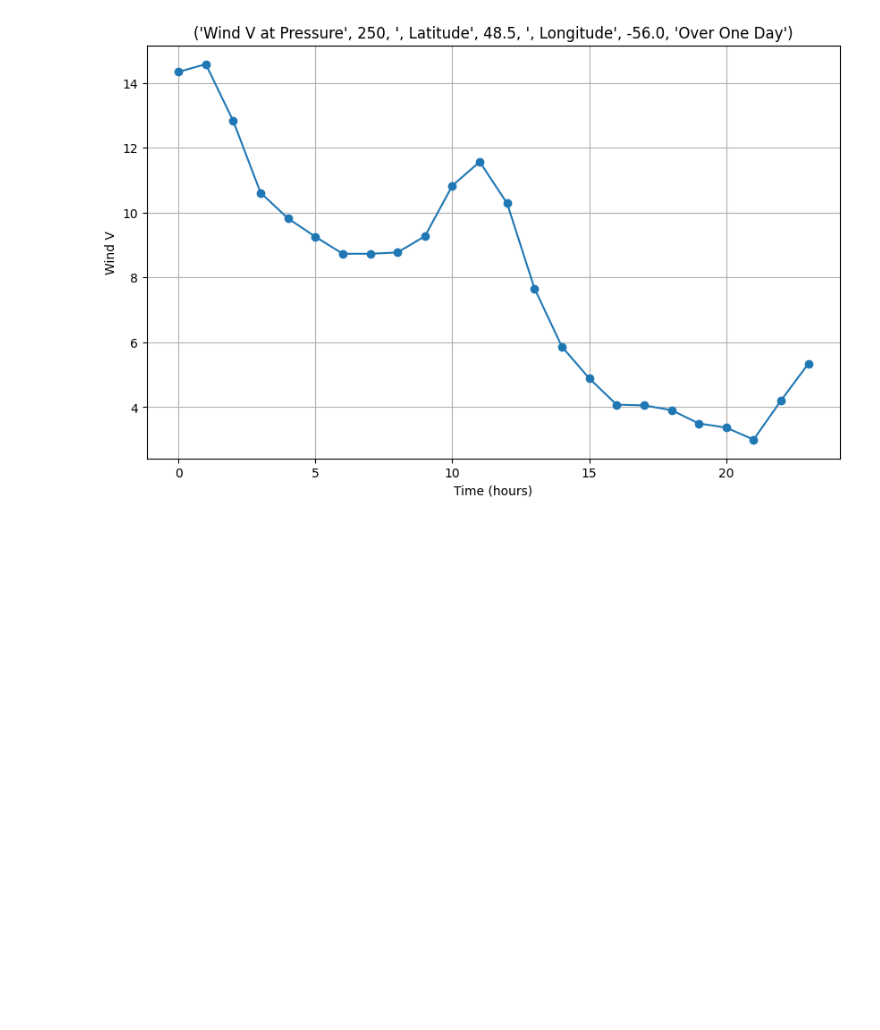
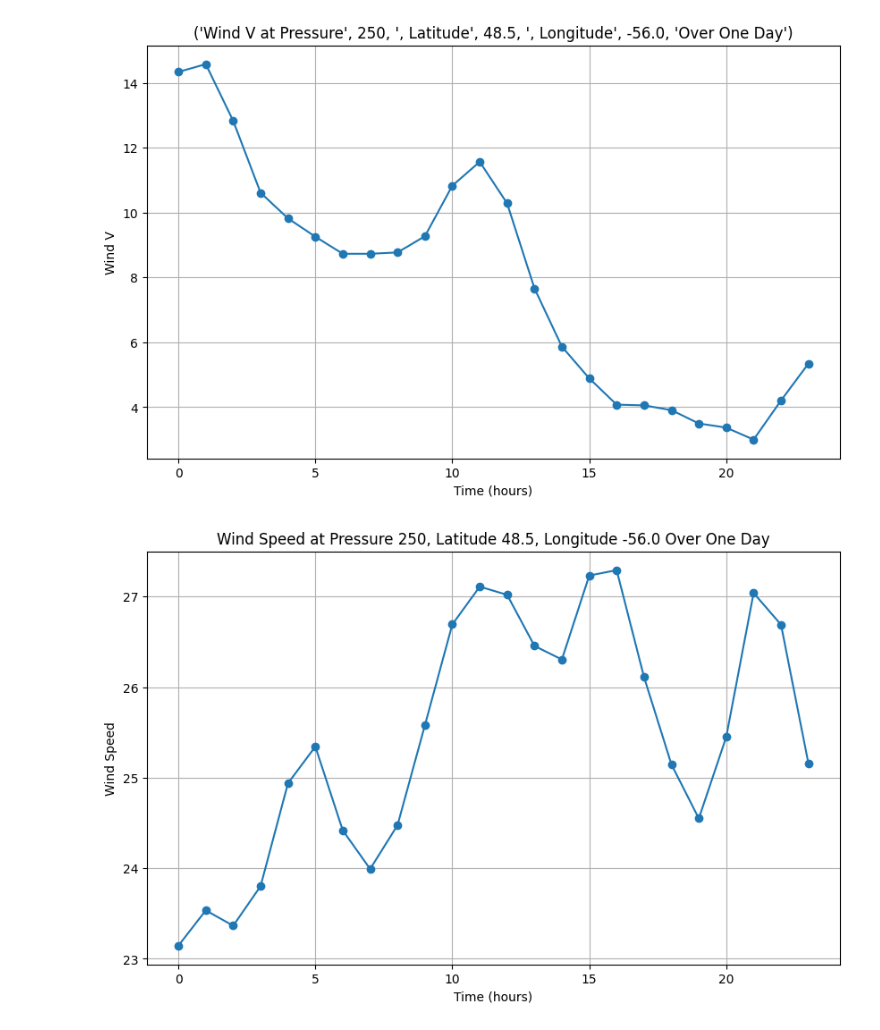
Before and after one commit to usc-caisplusplus/proj-turbulence, a Jupyter notebook: initial_look.ipynb, the cells around one changed output. Drawn from its saved outputs; the diff is of its cells as text; code cells hidden in the pictures; blank space fills up the shorter version.

Commit message:
added scalar component for wind speed

```diff
--- a/initial_look.ipynb
+++ b/initial_look.ipynb
@@ -188,0 +187,17 @@ wind_norm = np.linalg.norm(np.stack((u, v), axis=-1), axis=-1)
+# %%
+# find scalar component of wind and add to data
+
+wind_speed = np.sqrt(wind_u_subset**2 + wind_v_subset**2)
+
+time = np.arange(24)
+
+plt.figure(figsize=(10, 6))
+plt.plot(time, wind_speed, marker='o', linestyle='-')
+plt.xlabel('Time (hours)')
+plt.ylabel('Wind Speed')
+title = 'Wind Speed at Pressure ' + str(data['level'][level_index][0]) + ', Latitude ' + str(data['lat'][lat_index][0]) + ', Longitude ' + str(data['lon'][lon_index][0]) + ' Over One Day'
+plt.title(title)
+plt.grid(True)
+plt.show()
+# %% [output]
+[figure, added]
```
Also changed, not shown: parts of 3 cells of this notebook.
